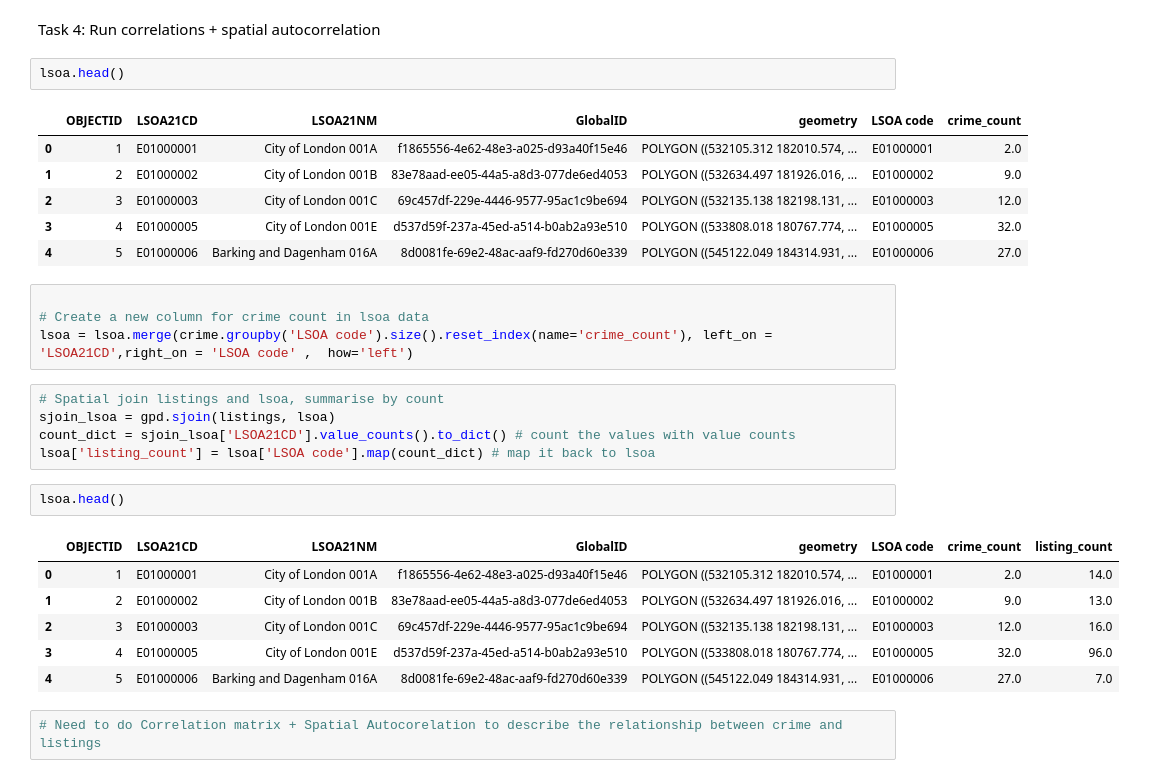
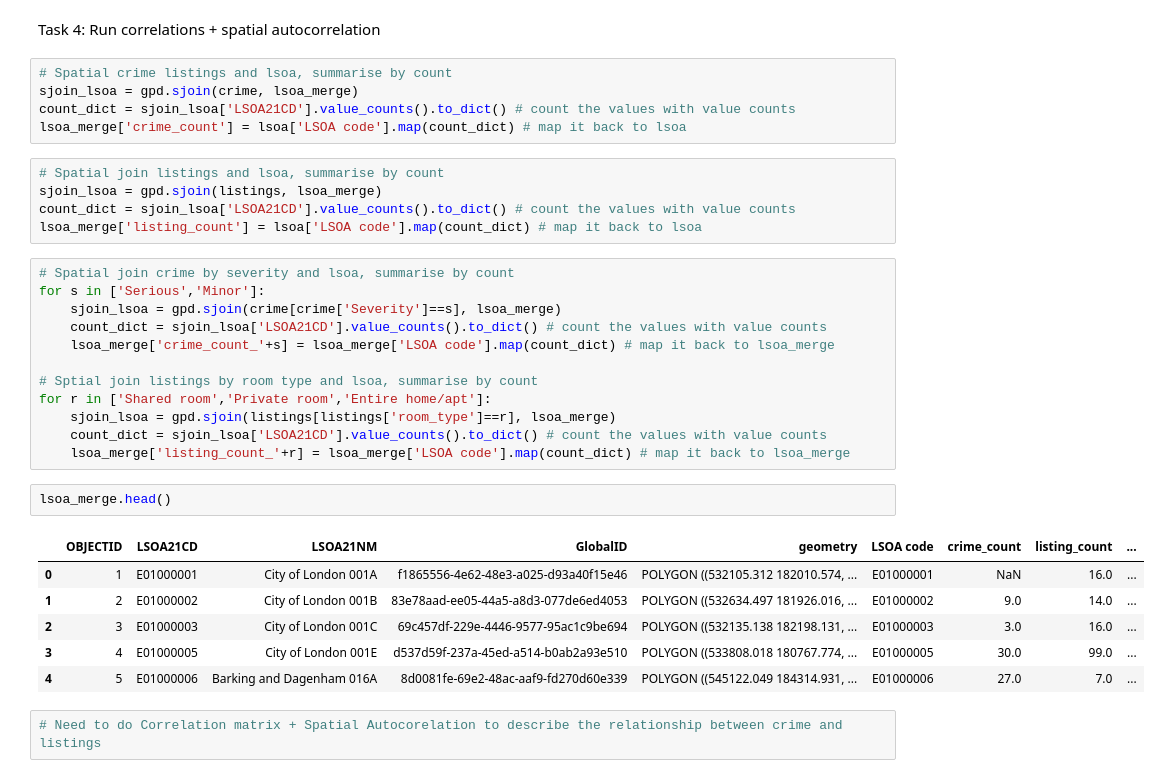
Before and after one commit to shaunhoang/fsds-group-cheers, a Jupyter notebook: main_code_graphs.ipynb, the cells around one changed output. Cells and saved outputs as stored; diff of their text form.

```diff
--- a/main_code_graphs.ipynb
+++ b/main_code_graphs.ipynb
@@ -333,33 +344,37 @@ Task 3: Visual observation based on the heatmaps above where airbnb listings and
 ...
 # %% [markdown]
 Task 4: Run correlations + spatial autocorrelation
+# %%
+# Spatial crime listings and lsoa, summarise by count
+sjoin_lsoa = gpd.sjoin(crime, lsoa_merge)
+count_dict = sjoin_lsoa['LSOA21CD'].value_counts().to_dict() # count the values with value counts
+lsoa_merge['crime_count'] = lsoa['LSOA code'].map(count_dict) # map it back to lsoa
+# %%
+# Spatial join listings and lsoa, summarise by count
+sjoin_lsoa = gpd.sjoin(listings, lsoa_merge)
+count_dict = sjoin_lsoa['LSOA21CD'].value_counts().to_dict() # count the values with value counts
+lsoa_merge['listing_count'] = lsoa['LSOA code'].map(count_dict) # map it back to lsoa
+# %%
+# Spatial join crime by severity and lsoa, summarise by count
+for s in ['Serious','Minor']:
+    sjoin_lsoa = gpd.sjoin(crime[crime['Severity']==s], lsoa_merge)
+    count_dict = sjoin_lsoa['LSOA21CD'].value_counts().to_dict() # count the values with value counts
+    lsoa_merge['crime_count_'+s] = lsoa_merge['LSOA code'].map(count_dict) # map it back to lsoa_merge
+
+# Sptial join listings by room type and lsoa, summarise by count
+for r in ['Shared room','Private room','Entire home/apt']:
+    sjoin_lsoa = gpd.sjoin(listings[listings['room_type']==r], lsoa_merge)
+    count_dict = sjoin_lsoa['LSOA21CD'].value_counts().to_dict() # count the values with value counts
+    lsoa_merge['listing_count_'+r] = lsoa_merge['LSOA code'].map(count_dict) # map it back to lsoa_merge
 # %%
-lsoa.head()
+lsoa_merge.head()
 # %% [output]
-|  | OBJECTID | LSOA21CD | LSOA21NM | GlobalID | geometry | LSOA code | crime_count |
-| 0 | 1 | E01000001 | City of London 001A | f1865556-4e62-48e3-a025-d93a40f15e46 | POLYGON ((532105.312 182010.574, ... | E01000001 | 2.0 |
-| 1 | 2 | E01000002 | City of London 001B | 83e78aad-ee05-44a5-a8d3-077de6ed4053 | POLYGON ((532634.497 181926.016, ... | E01000002 | 9.0 |
-| 2 | 3 | E01000003 | City of London 001C | 69c457df-229e-4446-9577-95ac1c9be694 | POLYGON ((532135.138 182198.131, ... | E01000003 | 12.0 |
-| 3 | 4 | E01000005 | City of London 001E | d537d59f-237a-45ed-a514-b0ab2a93e510 | POLYGON ((533808.018 180767.774, ... | E01000005 | 32.0 |
-| 4 | 5 | E01000006 | Barking and Dagenham 016A | 8d0081fe-69e2-48ac-aaf9-fd270d60e339 | POLYGON ((545122.049 184314.931, ... | E01000006 | 27.0 |
+|  | OBJECTID | LSOA21CD | LSOA21NM | GlobalID | geometry | LSOA code | crime_count | listing_count | ... |
+| 0 | 1 | E01000001 | City of London 001A | f1865556-4e62-48e3-a025-d93a40f15e46 | POLYGON ((532105.312 182010.574, ... | E01000001 | NaN | 16.0 | ... |
+| 1 | 2 | E01000002 | City of London 001B | 83e78aad-ee05-44a5-a8d3-077de6ed4053 | POLYGON ((532634.497 181926.016, ... | E01000002 | 9.0 | 14.0 | ... |
+| 2 | 3 | E01000003 | City of London 001C | 69c457df-229e-4446-9577-95ac1c9be694 | POLYGON ((532135.138 182198.131, ... | E01000003 | 3.0 | 16.0 | ... |
+| 3 | 4 | E01000005 | City of London 001E | d537d59f-237a-45ed-a514-b0ab2a93e510 | POLYGON ((533808.018 180767.774, ... | E01000005 | 30.0 | 99.0 | ... |
+| 4 | 5 | E01000006 | Barking and Dagenham 016A | 8d0081fe-69e2-48ac-aaf9-fd270d60e339 | POLYGON ((545122.049 184314.931, ... | E01000006 | 27.0 | 7.0 | ... |
-# %%
-
-# Create a new column for crime count in lsoa data
-lsoa = lsoa.merge(crime.groupby('LSOA code').size().reset_index(name='crime_count'), left_on = 'LSOA21CD',right_on = 'LSOA code' ,  how='left')
-# %%
-# Spatial join listings and lsoa, summarise by count
-sjoin_lsoa = gpd.sjoin(listings, lsoa)
-count_dict = sjoin_lsoa['LSOA21CD'].value_counts().to_dict() # count the values with value counts
-lsoa['listing_count'] = lsoa['LSOA code'].map(count_dict) # map it back to lsoa
-# %%
-lsoa.head()
-# %% [output]
-|  | OBJECTID | LSOA21CD | LSOA21NM | GlobalID | geometry | LSOA code | crime_count | listing_count |
-| 0 | 1 | E01000001 | City of London 001A | f1865556-4e62-48e3-a025-d93a40f15e46 | POLYGON ((532105.312 182010.574, ... | E01000001 | 2.0 | 14.0 |
-| 1 | 2 | E01000002 | City of London 001B | 83e78aad-ee05-44a5-a8d3-077de6ed4053 | POLYGON ((532634.497 181926.016, ... | E01000002 | 9.0 | 13.0 |
-| 2 | 3 | E01000003 | City of London 001C | 69c457df-229e-4446-9577-95ac1c9be694 | POLYGON ((532135.138 182198.131, ... | E01000003 | 12.0 | 16.0 |
-| 3 | 4 | E01000005 | City of London 001E | d537d59f-237a-45ed-a514-b0ab2a93e510 | POLYGON ((533808.018 180767.774, ... | E01000005 | 32.0 | 96.0 |
-| 4 | 5 | E01000006 | Barking and Dagenham 016A | 8d0081fe-69e2-48ac-aaf9-fd270d60e339 | POLYGON ((545122.049 184314.931, ... | E01000006 | 27.0 | 7.0 |
 # %%
 # Need to do Correlation matrix + Spatial Autocorelation to describe the relationship between crime and listings
 # %% [markdown]
```
Also changed, not shown: parts of 4 cells of this notebook.
